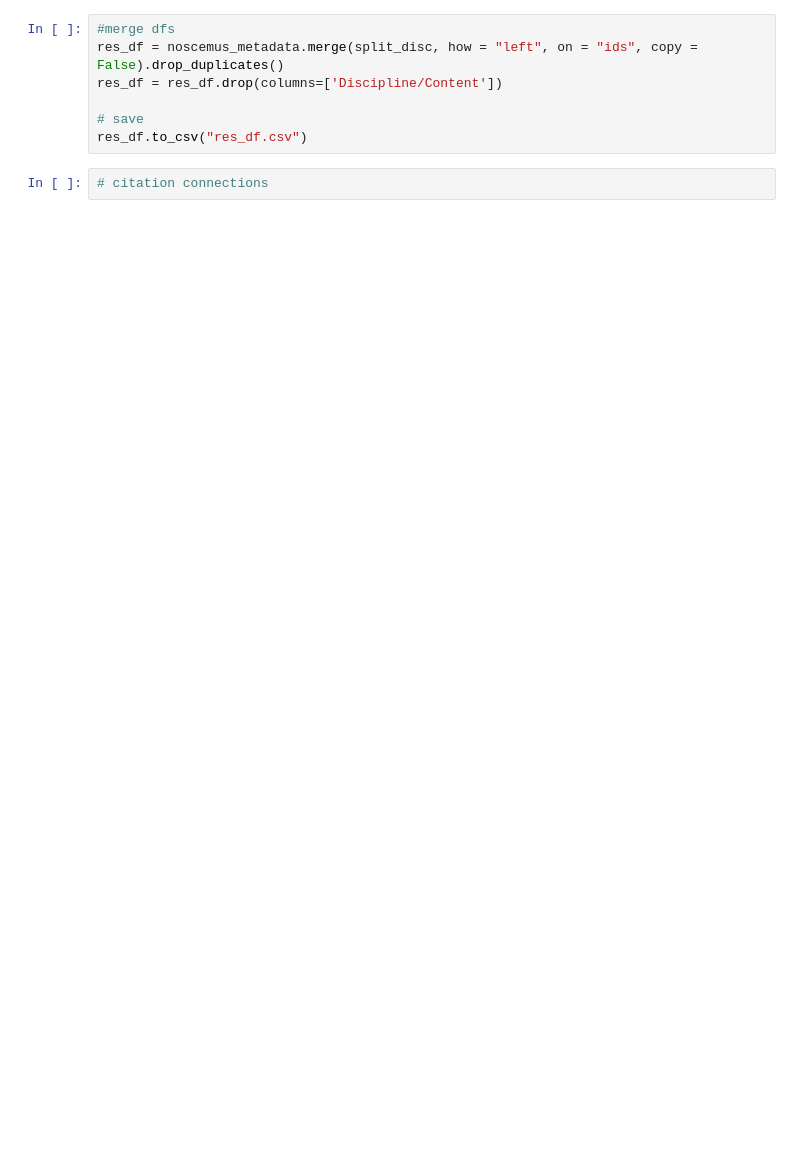
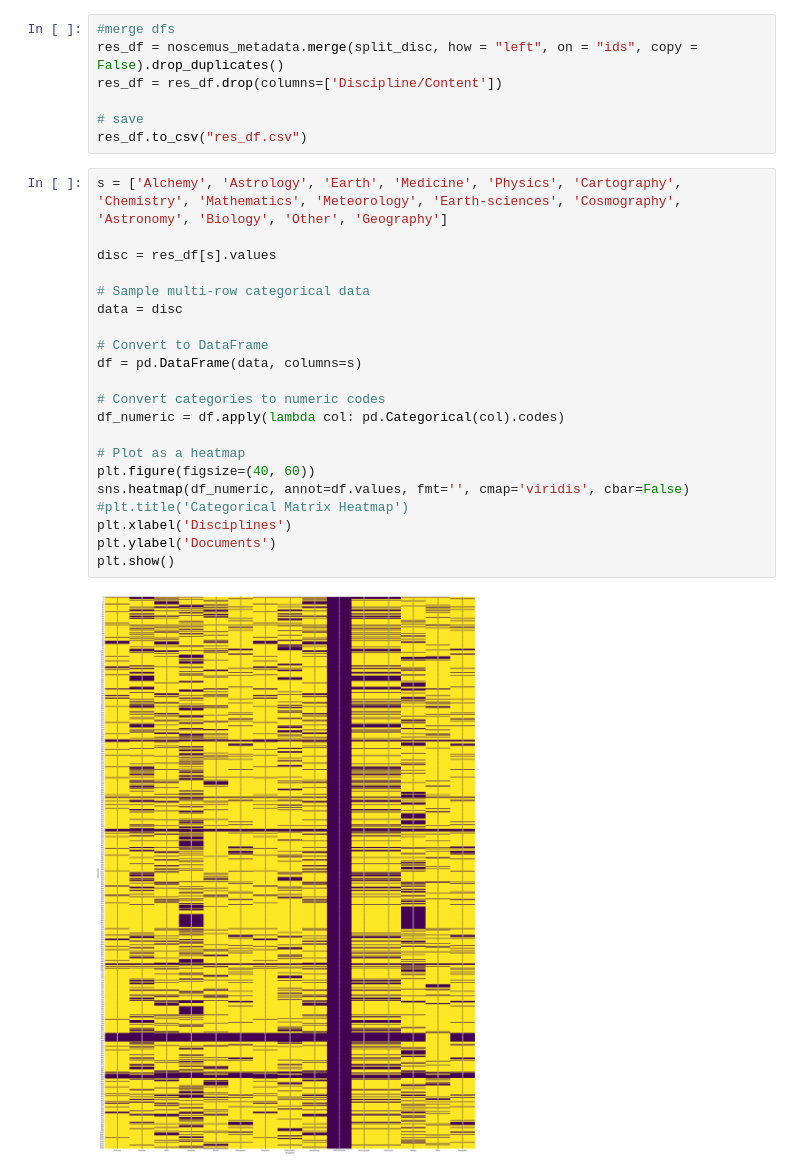
Before and after one commit to utaysi/EuPaC_noscemus, a Jupyter notebook: NOSCEMUS_metadat.ipynb, the cells around one changed output. Saved outputs shown, nothing was run; the diff lists cells and outputs as text; blank space fills up the shorter version.

Commit message:
plot disciplines

```diff
--- a/NOSCEMUS_metadat.ipynb
+++ b/NOSCEMUS_metadat.ipynb
@@ -83,4 +80,25 @@ res_df = res_df.drop(columns=['Discipline/Content'])
 # save
 res_df.to_csv("res_df.csv")
 # %%
-# citation connections
+s = ['Alchemy', 'Astrology', 'Earth', 'Medicine', 'Physics', 'Cartography', 'Chemistry', 'Mathematics', 'Meteorology', 'Earth-sciences', 'Cosmography', 'Astronomy', 'Biology', 'Other', 'Geography']
+
+disc = res_df[s].values
+
+# Sample multi-row categorical data
+data = disc
+
+# Convert to DataFrame
+df = pd.DataFrame(data, columns=s)
+
+# Convert categories to numeric codes
+df_numeric = df.apply(lambda col: pd.Categorical(col).codes)
+
+# Plot as a heatmap
+plt.figure(figsize=(40, 60))
+sns.heatmap(df_numeric, annot=df.values, fmt='', cmap='viridis', cbar=False)
+#plt.title('Categorical Matrix Heatmap')
+plt.xlabel('Disciplines')
+plt.ylabel('Documents')
+plt.show()
+# %% [output]
+[figure, added]
```
Also changed, not shown: parts of 4 cells of this notebook, 1 other file.
